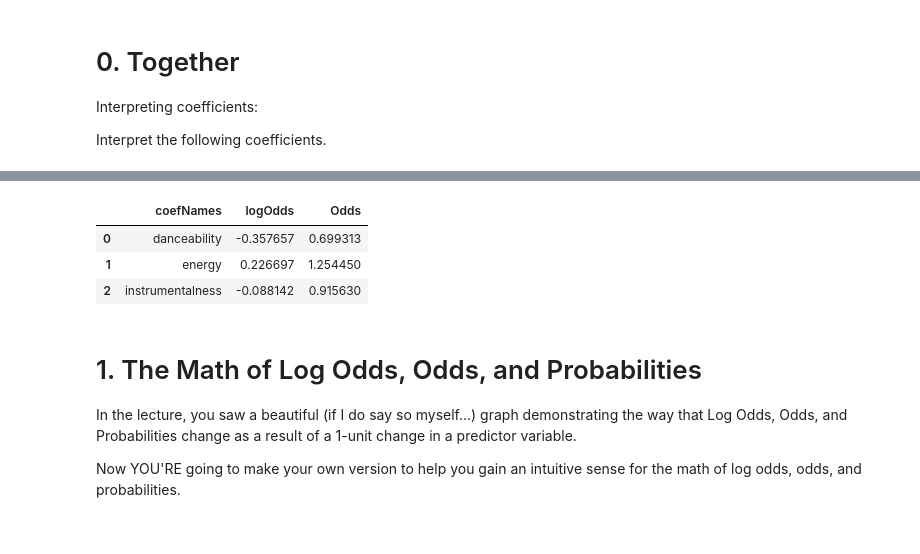
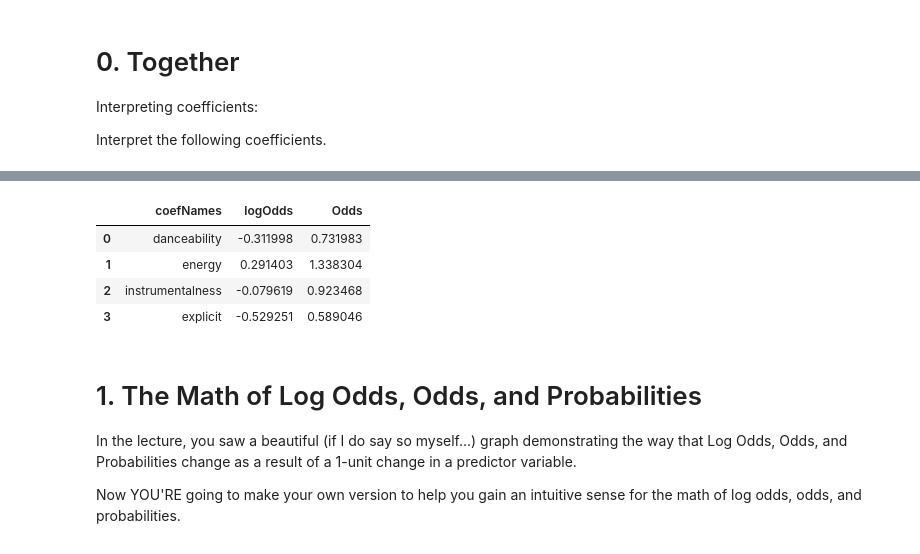
Before and after one commit to chelseaparlett/CPSC392ParlettPelleriti, a Jupyter notebook: Classwork/LogisticRegression_II_Class9.ipynb, the cells around one changed output, grey strips where cells are left out. Cells and saved outputs as stored; diff of their text form; code cells hidden in the pictures.

Commit message:
split first part into multiple cells for ease of reading

```diff
--- a/Classwork/LogisticRegression_II_Class9.ipynb
+++ b/Classwork/LogisticRegression_II_Class9.ipynb
@@ -26,6 +26,9 @@ from sklearn.model_selection import cross_val_predict # cross validation metrics
 # %%
 d = pd.read_csv("https://raw.githubusercontent.com/cmparlettpelleriti/CPSC392ParlettPelleriti/master/Data/Lizzo_data.csv")
 
+# turn boolean into 0's and 1's (not necessary, but helps with confusion over True/False)
+
+d["explicit"] = d["explicit"].astype("int")
 d.head()
 # %% [output]
 |  | Unnamed: 0 | artist_name | artist_id | album_id | album_type | album_release_date | album_release_year | ... |
@@ -37,0 +40,10 @@ d.head()
+# %%
+predictors = ["danceability", "energy", "instrumentalness", "explicit"]
+cont = ["danceability", "energy", "instrumentalness"]
+
+X = d[predictors]
+y = d["mode"]
+
+X_train, X_test, y_train, y_test = train_test_split(X, y, test_size=0.2,
+                                                    random_state = 123) #random_state makes sure we have the same split each time
+X.head()
@@ -37,0 +57,7 @@ d.head()
+# %%
+# z
+z = StandardScaler()
+X_train[cont] = z.fit_transform(X_train[cont])
+X_test[cont] = z.transform(X_test[cont])
+
+X_train.head()
@@ -38,33 +71,22 @@ d.head()
 # %%
-predictors = ["danceability", "energy", "instrumentalness"]
-
-X = d[predictors]
-y = d["mode"]
-
-X_train, X_test, y_train, y_test = train_test_split(X, y, test_size=0.2,
-                                                    random_state = 123) #random_state makes sure we have the same split each time
-
-# z
-z = StandardScaler()
-X_train = z.fit_transform(X_train)
-X_test = z.transform(X_test)
 
 # model
 lr = LogisticRegression()
 
 # fit
 lr.fit(X_train,y_train)
 
 coef = pd.DataFrame({"coefNames": predictors, "logOdds": lr.coef_[0],
                     "Odds": np.exp(lr.coef_[0])})
 coef
 
 #why don't I have probabilities here?
 # %% [output]
 |  | coefNames | logOdds | Odds |
-| 0 | danceability | -0.357657 | 0.699313 |
-| 1 | energy | 0.226697 | 1.254450 |
-| 2 | instrumentalness | -0.088142 | 0.915630 |
+| 0 | danceability | -0.311998 | 0.731983 |
+| 1 | energy | 0.291403 | 1.338304 |
+| 2 | instrumentalness | -0.079619 | 0.923468 |
+| 3 | explicit | -0.529251 | 0.589046 |
 # %% [markdown]
 # 1. The Math of Log Odds, Odds, and Probabilities
 
```
Also changed, not shown: parts of 3 cells of this notebook.
